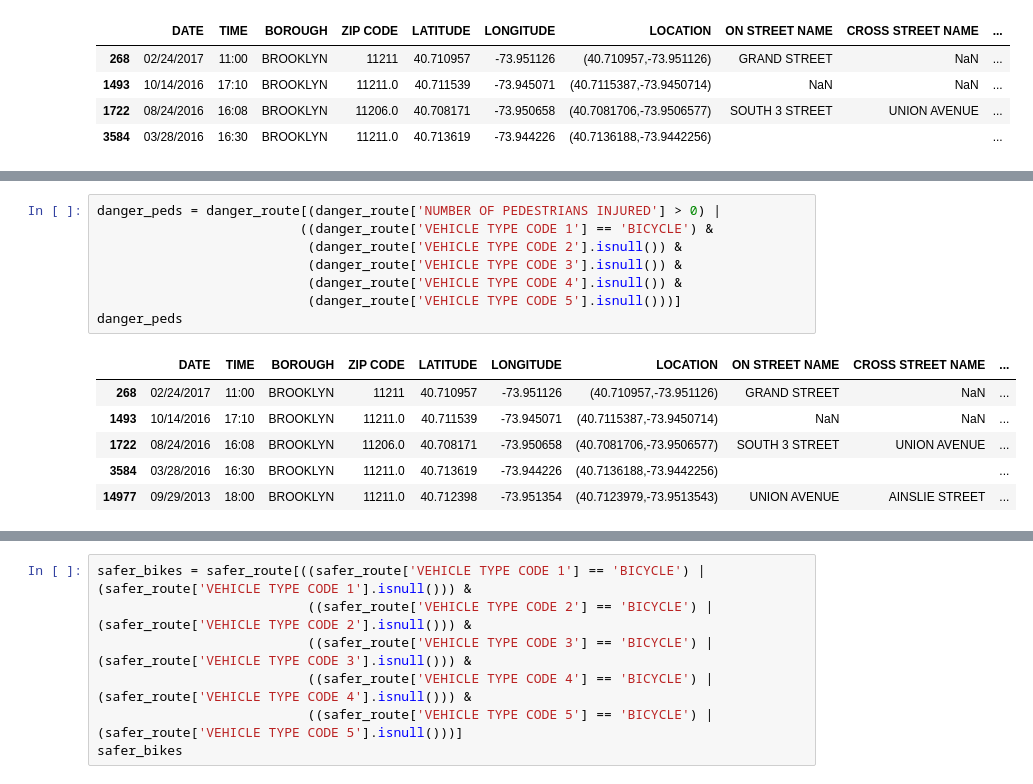
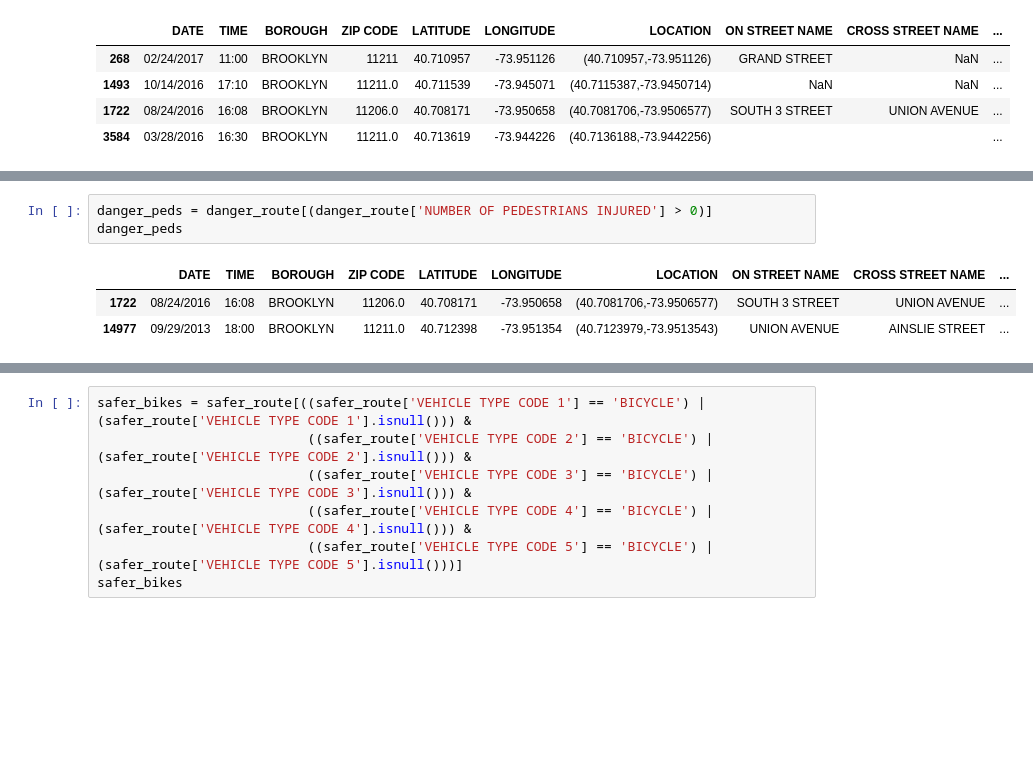
Before and after one commit to nealrea/collisionViz, a Jupyter notebook: data_exploration/route_stats.ipynb, the cells around one changed output, grey strips where cells are left out. Saved outputs shown, nothing was run; the diff lists cells and outputs as text; blank space fills up the shorter version.

Commit message:
improved logic for collision type selection

```diff
--- a/data_exploration/route_stats.ipynb
+++ b/data_exploration/route_stats.ipynb
@@ -227,20 +232,12 @@ safety_index_db = danger_bikes['Collision Rate'].mean()
 safety_index_db
 # %% [output]
 1.2535534667317165
-# %%
-danger_peds = danger_route[(danger_route['NUMBER OF PEDESTRIANS INJURED'] > 0) |
-                          ((danger_route['VEHICLE TYPE CODE 1'] == 'BICYCLE') &
-                           (danger_route['VEHICLE TYPE CODE 2'].isnull()) &
-                           (danger_route['VEHICLE TYPE CODE 3'].isnull()) &
-                           (danger_route['VEHICLE TYPE CODE 4'].isnull()) &
-                           (danger_route['VEHICLE TYPE CODE 5'].isnull()))]
-danger_peds
-# %% [output]
-|  | DATE | TIME | BOROUGH | ZIP CODE | LATITUDE | LONGITUDE | LOCATION | ON STREET NAME | CROSS STREET NAME | ... |
-| 268 | 02/24/2017 | 11:00 | BROOKLYN | 11211 | 40.710957 | -73.951126 | (40.710957,-73.951126) | GRAND STREET | NaN | ... |
-| 1493 | 10/14/2016 | 17:10 | BROOKLYN | 11211.0 | 40.711539 | -73.945071 | (40.7115387,-73.9450714) | NaN | NaN | ... |
-| 1722 | 08/24/2016 | 16:08 | BROOKLYN | 11206.0 | 40.708171 | -73.950658 | (40.7081706,-73.9506577) | SOUTH 3 STREET | UNION AVENUE | ... |
-| 3584 | 03/28/2016 | 16:30 | BROOKLYN | 11211.0 | 40.713619 | -73.944226 | (40.7136188,-73.9442256) |  |  | ... |
-| 14977 | 09/29/2013 | 18:00 | BROOKLYN | 11211.0 | 40.712398 | -73.951354 | (40.7123979,-73.9513543) | UNION AVENUE | AINSLIE STREET | ... |
+# %%
+danger_peds = danger_route[(danger_route['NUMBER OF PEDESTRIANS INJURED'] > 0)]
+danger_peds
+# %% [output]
+|  | DATE | TIME | BOROUGH | ZIP CODE | LATITUDE | LONGITUDE | LOCATION | ON STREET NAME | CROSS STREET NAME | ... |
+| 1722 | 08/24/2016 | 16:08 | BROOKLYN | 11206.0 | 40.708171 | -73.950658 | (40.7081706,-73.9506577) | SOUTH 3 STREET | UNION AVENUE | ... |
+| 14977 | 09/29/2013 | 18:00 | BROOKLYN | 11211.0 | 40.712398 | -73.951354 | (40.7123979,-73.9513543) | UNION AVENUE | AINSLIE STREET | ... |
 # %%
 safety_index_dp = danger_peds['Collision Rate'].mean()
```
Also changed, not shown: parts of 13 cells of this notebook.
